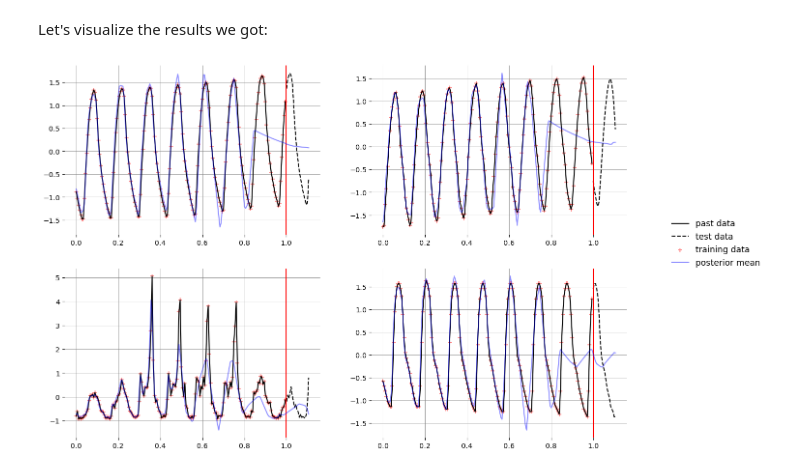
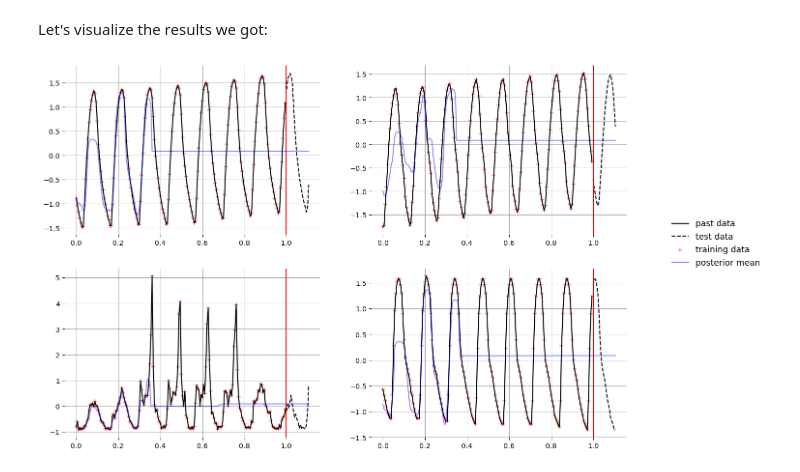
Before and after one commit to ramsey-devs/ramsey, a Jupyter notebook: docs/notebooks/forecasting.ipynb, the cells around one changed output. Saved outputs shown, nothing was run; the diff lists cells and outputs as text; code cells hidden in the pictures.

```diff
--- a/docs/notebooks/forecasting.ipynb
+++ b/docs/notebooks/forecasting.ipynb
@@ -187,21 +186,34 @@ def _neural_process(**kwargs):
+# %%
+def get_neural_process():
+    dim = 128
+    np = RANP(
+        decoder=nn.Sequential([
+            nn.RNN(nn.LSTMCell(features=20, dtype=jnp.float64, param_dtype=jnp.float64)),
+            jax.nn.relu,
+            nn.Dense(2)
+        ]),
+        latent_encoder=(MLP([dim] * 3), MLP([dim, dim * 2])),
+        deterministic_encoder=(
+            MLP([dim] * 3),
+            MultiHeadAttention(
+                num_heads=8, head_size=16, embedding=MLP([dim] * 2)
+            ),
+        ),
+    )
+    return np
 # %% [markdown]
 Next we define a function for training the NP.
 # %%
 def train_np(key, x, y, n_context, n_target):
-    init_key, train_key = random.split(key, 2)
-    neural_process = hk.transform(_neural_process)
-    params = neural_process.init(init_key, x_context=x, y_context=y, x_target=x)
+    neural_process = get_neural_process()
     params, _ = train_neural_process(
+        key,
         neural_process,
-        params,
-        train_key,
         x=x,
         y=y,
         n_context=n_context,
         n_target=n_target,
-        n_iter=100000,
-        optimizer=optax.adam(0.001),
-        verbose=False,
+        n_iter=20000,
     )
 
     return neural_process, params
@@ -212,13 +224,13 @@ n_context = 50
 n_target = 100
 
 neural_process, params = train_np(
-    random.PRNGKey(12), x_train, y_train, n_context, n_target
+    jr.PRNGKey(12), x_train, y_train, n_context, n_target
 )
 # %% [markdown]
 Let's visualize the results we got:
 # %%
 def plot(
-    key,
+    seed,
     neural_process,
     params,
     y_train,
@@ -228,8 +240,8 @@ def plot(
     n_context,
     n_target,
 ):
-    key, sample_key = random.split(key, 2)
-    sample_idxs = random.choice(
+    sample_key, seed = jr.split(seed)
+    sample_idxs = jr.choice(
         sample_key,
         x_train.shape[1],
         shape=(n_context + n_target,),
@@ -246,9 +258,11 @@ def plot(
         x_star = jnp.concatenate((x_train_single, x_test_single), axis=1)
         x_context = x_train_single[:, sample_idxs[:n_context], :]
         y_context = y_train_single[:, sample_idxs[:n_context], :]
+
+        apply_key, seed = jr.split(seed)
         y_star = neural_process.apply(
-            params=params,
-            rng=key,
+            variables=params,
+            rngs={"sample": apply_key},
             x_context=x_context,
             y_context=y_context,
             x_target=x_star,
@@ -275,32 +289,32 @@ def plot(
             jnp.squeeze(y_train_single),
             color="red",
             marker="+",
             alpha=0.45,
             label="training data",
         )
         ax.plot(
             jnp.squeeze(x_star),
             jnp.squeeze(y_star),
             color="blue",
             alpha=0.45,
             label="posterior mean",
         )
         ax.grid()
         ax.set_frame_on(False)
         if idx == 3:
             ax.legend(bbox_to_anchor=(1.55, 1.15), frameon=False)
 
 
 plot(
-    random.PRNGKey(1),
+    jr.PRNGKey(1),
     neural_process,
     params,
     y_train,
     x_train,
     y_test,
     x_test,
     n_context,
     n_target,
 )
 # %% [output]
-[figure, old version]
+[figure, new version]
```
Also changed, not shown: parts of 9 cells of this notebook, 4 other files.
